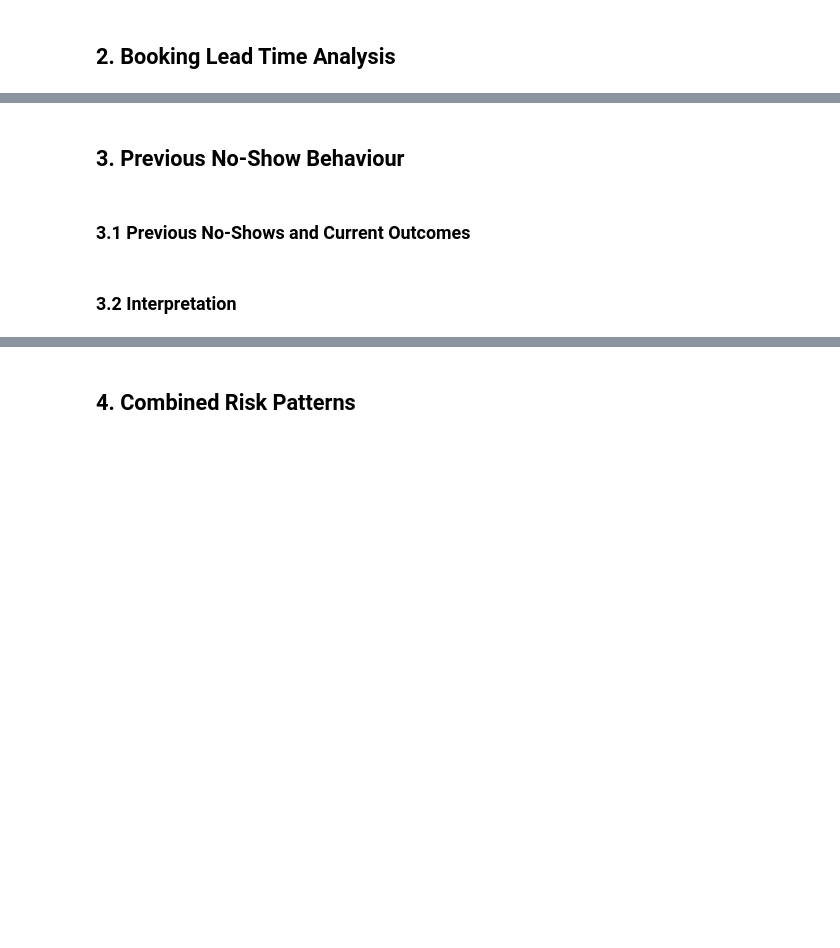
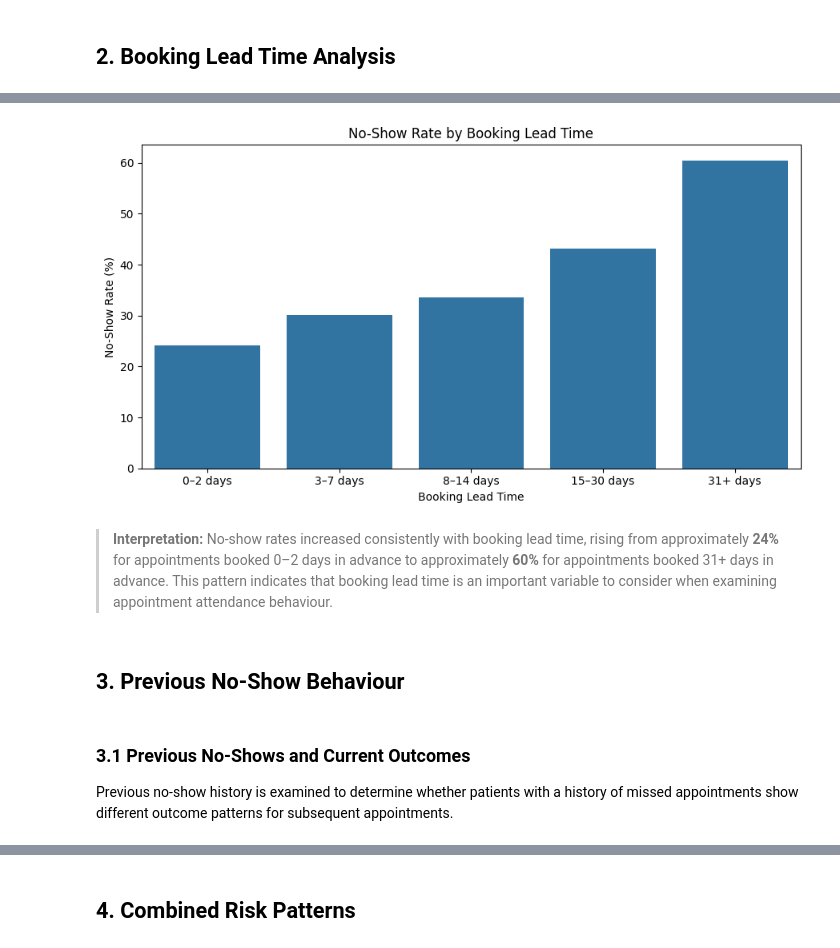
Before and after one commit to JhayceeCodes/HealthConnectDataAnalysis, a Jupyter notebook: healthconnect_advanced_analysis.ipynb, the cells around one changed output, grey strips where cells are left out. Drawn from its saved outputs; the diff is of its cells as text; code cells hidden in the pictures; blank space fills up the shorter version.

```diff
--- a/healthconnect_advanced_analysis.ipynb
+++ b/healthconnect_advanced_analysis.ipynb
@@ -65,0 +125,9 @@ memory usage: 713.0+ KB
+# %%
+lead_time_no_show = (
+    df.groupby("booking_lead_group", observed=False)["appointment_outcome"]
+    .apply(lambda x: (x == "No-Show").mean() * 100)
+    .reindex(lead_time_labels)
+    .reset_index(name="no_show_rate")
+)
+
+lead_time_no_show
@@ -66,6 +141,24 @@ memory usage: 713.0+ KB
+# %%
+plt.figure(figsize=(9, 5))
+
+sns.barplot(
+    data=lead_time_no_show,
+    x="booking_lead_group",
+    y="no_show_rate"
+)
+
+plt.title("No-Show Rate by Booking Lead Time")
+plt.xlabel("Booking Lead Time")
+plt.ylabel("No-Show Rate (%)")
+plt.tight_layout()
+plt.show()
+# %% [output]
+[figure, added]
+# %% [markdown]
+> **Interpretation:** No-show rates increased consistently with booking lead time, rising from approximately **24%** for appointments booked 0–2 days in advance to approximately **60%** for appointments booked 31+ days in advance. This pattern indicates that booking lead time is an important variable to consider when examining appointment attendance behaviour.
 # %% [markdown]
 ## 3. Previous No-Show Behaviour
-# %% [markdown]
-### 3.1 Previous No-Shows and Current Outcomes
-# %% [markdown]
-### 3.2 Interpretation
+# %% [markdown]
+### 3.1 Previous No-Shows and Current Outcomes
+
+Previous no-show history is examined to determine whether patients with a history of missed appointments show different outcome patterns for subsequent appointments.
```
Also changed, not shown: parts of 180 cells of this notebook.
